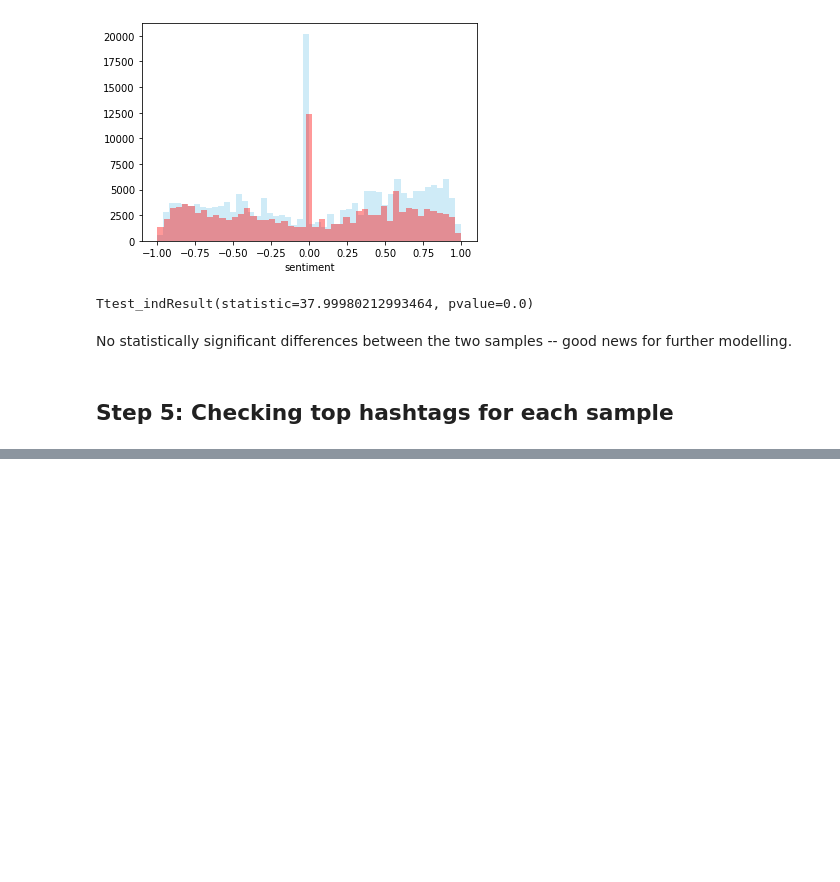
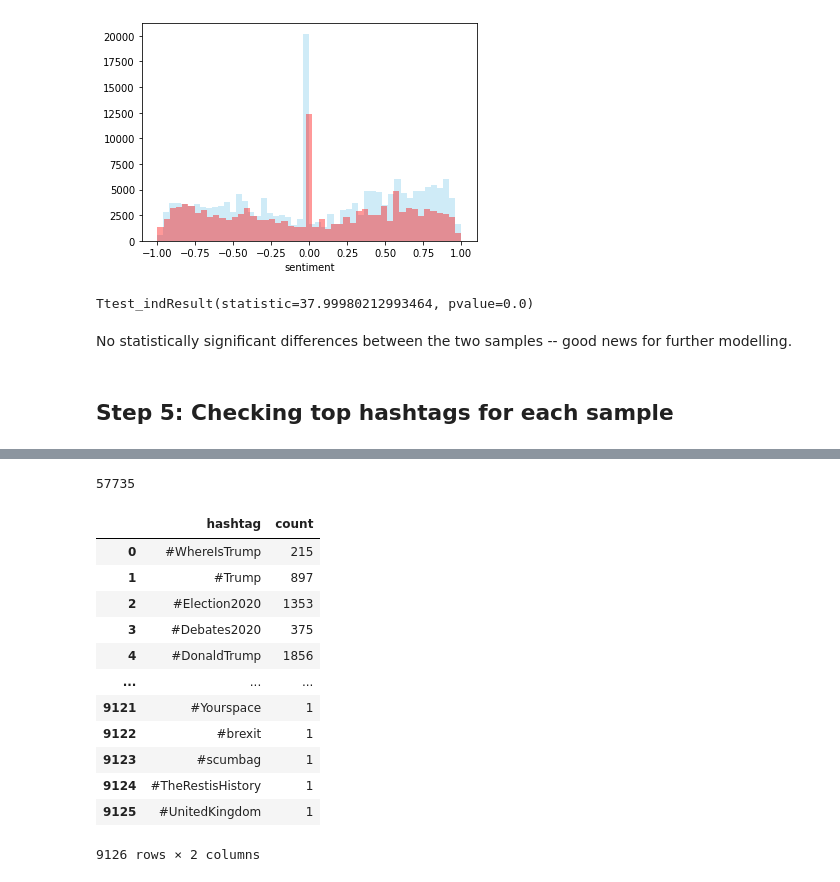
Before and after one commit to lara-ehr/spaCy-explorers, a Jupyter notebook: election-tweet-classification/election_tweet_eda.ipynb, the cells around one changed output, grey strips where cells are left out. Saved outputs shown, nothing was run; the diff lists cells and outputs as text; code cells hidden in the pictures; blank space fills up the shorter version.

```diff
--- a/election-tweet-classification/election_tweet_eda.ipynb
+++ b/election-tweet-classification/election_tweet_eda.ipynb
@@ -206,0 +233,4 @@ No statistically significant differences between the two samples -- good news fo
+# %%
+len(rep_hashtags)
+# %% [output]
+57735
@@ -206,0 +246,17 @@ No statistically significant differences between the two samples -- good news fo
+# %%
+rep_sum = pd.DataFrame.from_dict(Counter(rep_hashtags), orient='index').reset_index()
+rep_sum.columns = ['hashtag', 'count']
+# %% [output]
+|  | hashtag | count |
+| 0 | #WhereIsTrump | 215 |
+| 1 | #Trump | 897 |
+| 2 | #Election2020 | 1353 |
+| 3 | #Debates2020 | 375 |
+| 4 | #DonaldTrump | 1856 |
+| ... | ... | ... |
+| 9121 | #Yourspace | 1 |
+| 9122 | #brexit | 1 |
+| 9123 | #scumbag | 1 |
+| 9124 | #TheRestisHistory | 1 |
+| 9125 | #UnitedKingdom | 1 |
+9126 rows × 2 columns
```
Also changed, not shown: parts of 8 cells of this notebook.
